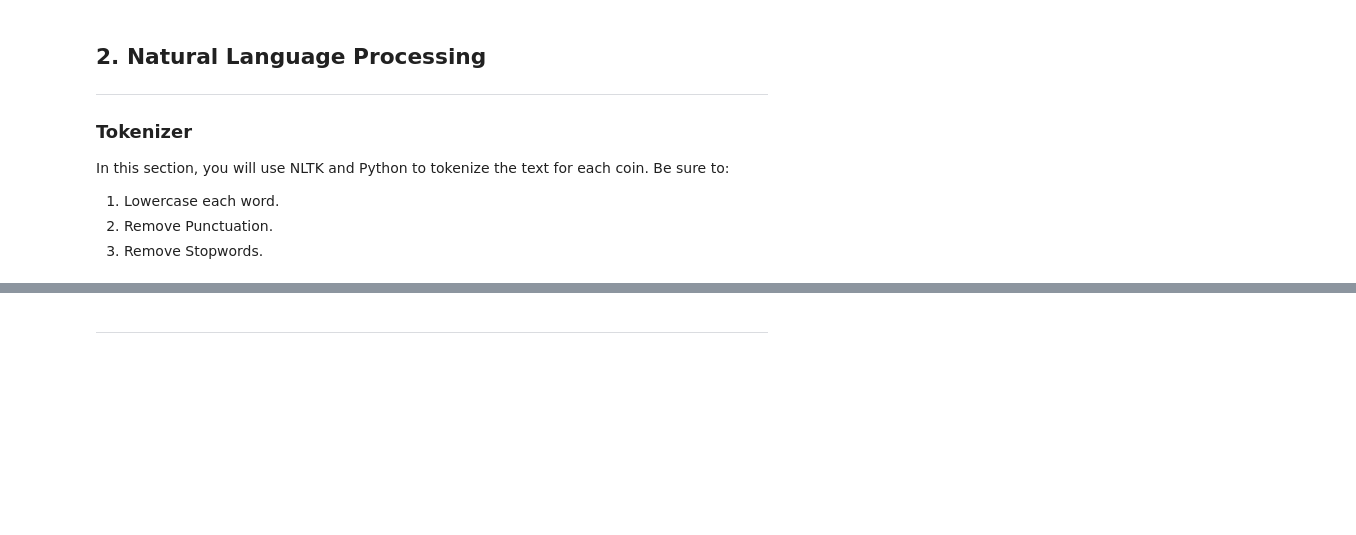
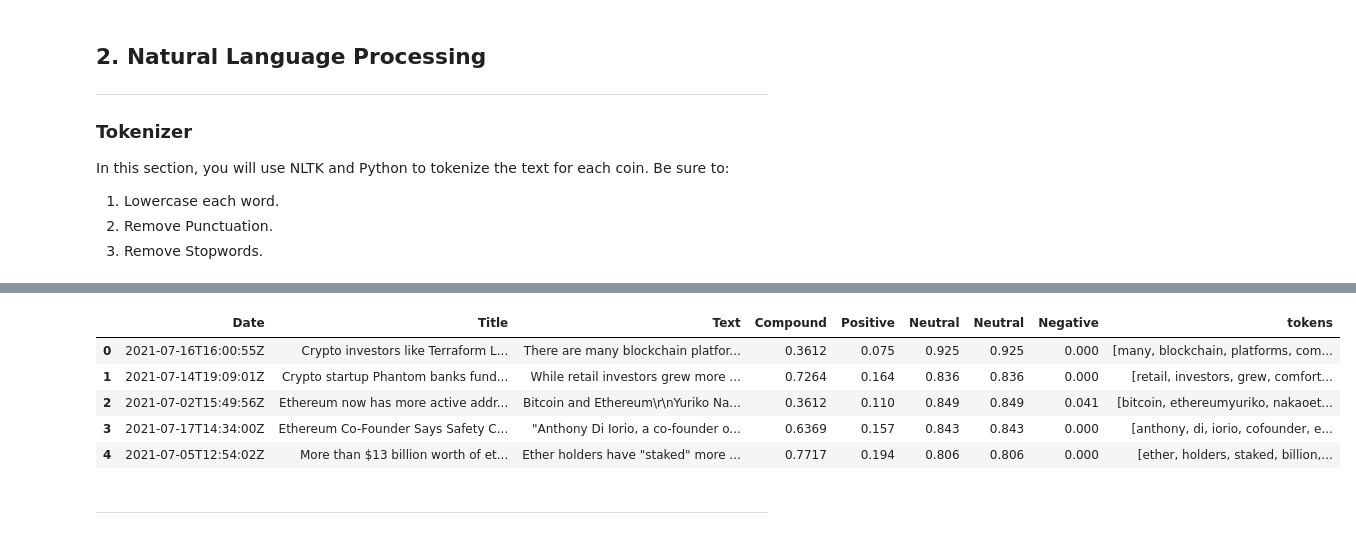
Before and after one commit to Wil-bro0824/Tales-From-Crypto, a Jupyter notebook: crypto_sentiment.ipynb, the cells around one changed output, grey strips where cells are left out. Drawn from its saved outputs; the diff is of its cells as text; code cells hidden in the pictures; blank space fills up the shorter version.

```diff
--- a/crypto_sentiment.ipynb
+++ b/crypto_sentiment.ipynb
@@ -221,3 +231,18 @@ def tokenizer(text):
+# %%
+# Create a new tokens column for Ethereum
+ethereum_token = []
+for text in ethereum_df['Text']:
+    tokens = tokenizer(text)
+    ethereum_token.append(tokens)
+ethereum_df['tokens'] = ethereum_token
+ethereum_df.head()
+# %% [output]
+|  | Date | Title | Text | Compound | Positive | Neutral | Neutral | Negative | tokens |
+| 0 | 2021-07-16T16:00:55Z | Crypto investors like Terraform L... | There are many blockchain platfor... | 0.3612 | 0.075 | 0.925 | 0.925 | 0.000 | [many, blockchain, platforms, com... |
+| 1 | 2021-07-14T19:09:01Z | Crypto startup Phantom banks fund... | While retail investors grew more ... | 0.7264 | 0.164 | 0.836 | 0.836 | 0.000 | [retail, investors, grew, comfort... |
+| 2 | 2021-07-02T15:49:56Z | Ethereum now has more active addr... | Bitcoin and Ethereum\r\nYuriko Na... | 0.3612 | 0.110 | 0.849 | 0.849 | 0.041 | [bitcoin, ethereumyuriko, nakaoet... |
+| 3 | 2021-07-17T14:34:00Z | Ethereum Co-Founder Says Safety C... | "Anthony Di Iorio, a co-founder o... | 0.6369 | 0.157 | 0.843 | 0.843 | 0.000 | [anthony, di, iorio, cofounder, e... |
+| 4 | 2021-07-05T12:54:02Z | More than $13 billion worth of et... | Ether holders have "staked" more ... | 0.7717 | 0.194 | 0.806 | 0.806 | 0.000 | [ether, holders, staked, billion,... |
 # %% [markdown]
 ---
 # %% [markdown]
```
Also changed, not shown: parts of 11 cells of this notebook.
